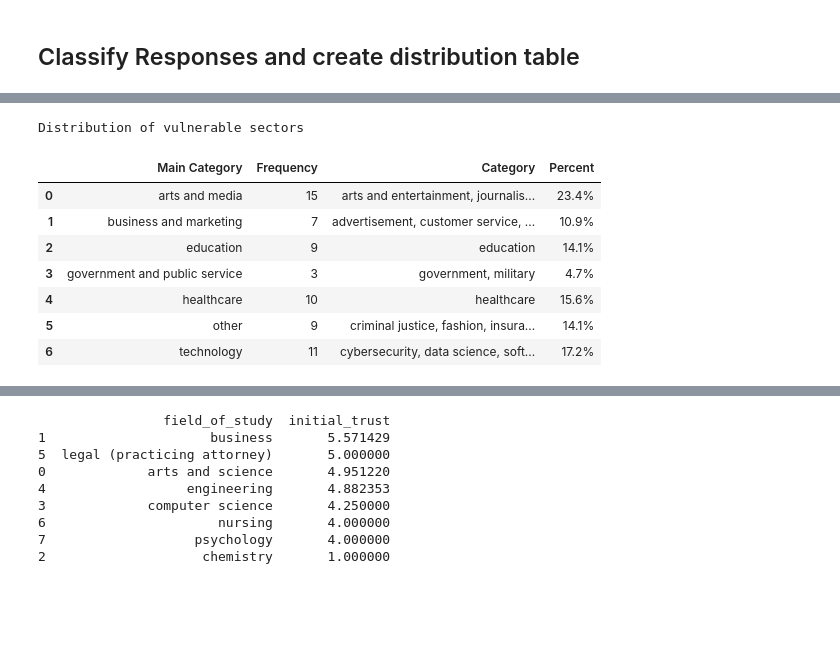
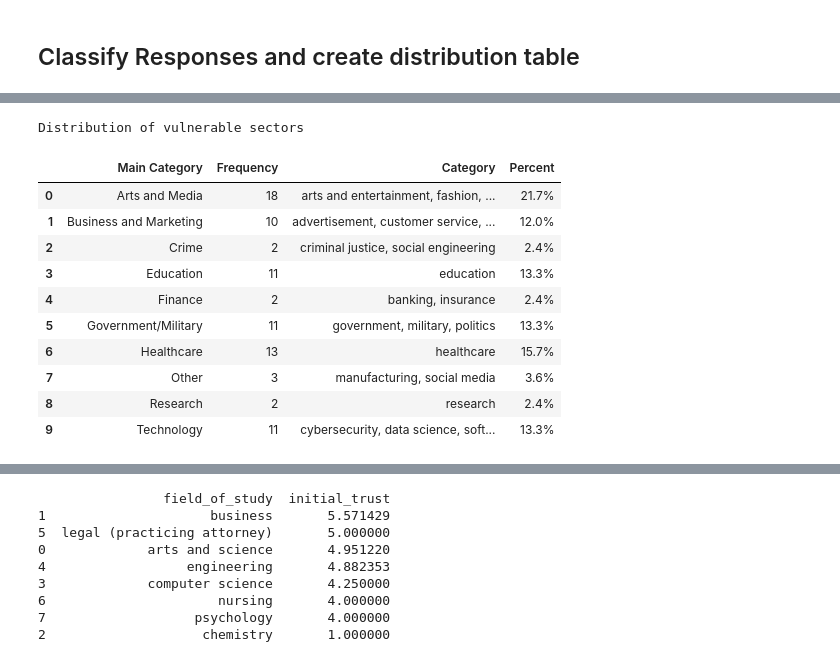
Before and after one commit to bendjko/CSE-527S-Final-Project, a Jupyter notebook: folakemi.ipynb, the cells around one changed output, grey strips where cells are left out. Saved outputs shown, nothing was run; the diff lists cells and outputs as text; code cells hidden in the pictures; blank space fills up the shorter version.

```diff
--- a/folakemi.ipynb
+++ b/folakemi.ipynb
@@ -55,28 +43,23 @@ display(raw_data.head())
 # %%
-# rename raw_data columns
 new_columns = ['timestamp', 'field_of_study', 'education', 'familiarity', 'initial_trust', 'experience', 'future_area', 'future_tasks', 'reliance_risk', 'possible_exploitation', 'privacy_concern', 'other_risks', 'vulnerable_sector', 'interdisciplinary', 'fingerprint', 'comprehension_concern', 'final_trust', 'what_is','vulnerable_encoding', 'positive_tasks_encoding',
-    'exploitative_tasks_encoding', 'effects_encoding', 'risks_encoding'
+    'exploitative_tasks_encoding', 'issue_encoding', 'solution_encoding','increase_reliance'
 ]
-# drop columns that are not needed
+
 columns_to_drop = ['By selecting the "I agree" button option, you indicate that you have read the information provided above, that you voluntarily agree to participate in this study, and that you are at least 18 years of age.',
                    'Your Email',
-                   'Are you willing to participate in 10 minutes virtual or in-person follow-up interview?',
+                   're',
                    'Your Name',
                    'What days and times are you free this week or next week?'
                    ]
 pp_data = raw_data.drop(columns=columns_to_drop)
 
-# # rename columns
 pp_data.columns = new_columns
 pp_data = pp_data.drop(columns=['what_is'])
 
-# Standardize text: convert all to lower case
 pp_data['field_of_study'] = pp_data['field_of_study'].str.lower()
 
-# Trim whitespace
 pp_data['field_of_study'] = pp_data['field_of_study'].str.strip()
 
-# Correct common misspellings manually (could be automated with a mapping or more sophisticated methods)
 misspellings = {'pyschology': 'psychology'}
 pp_data['field_of_study'] = pp_data['field_of_study'].replace(misspellings)
 
@@ -402,29 +356,44 @@ plt.show()
 # %%
-# Define main categories and their corresponding detailed categories
 import pandas as pd
 
-# Predefined category classifications
 vulnerable_sectors_class = {
-    'healthcare': ['healthcare'],
-    'education': ['education'],
-    'technology': ['software development', 'data science', 'cybersecurity'],
-    'arts and media': ['arts and entertainment', 'journalism', 'media'],
-    'government and public service': ['government', 'military', 'public service'],
-    'business and marketing': ['marketing', 'customer service', 'business', 'finance', 'advertisement'],
-    'other': []  # Will include categories not explicitly mapped
+    'Healthcare': ['healthcare'],
+    'Education': ['education'],
+    'Technology': [
+        'software development', 'data science', 'cybersecurity'
+    ],
+    'Arts and Media': [
+        'arts and entertainment', 'journalism', 'media','fashion'
+    ],
+    'Research': [
+        'research'
+    ]
+    ,
+    'Government/Military': [
+        'government', 'military', 'politics'
+    ],
+    'Crime':[
+        'criminal justice','social engineering'
+    ],
+    'Business and Marketing': [
+        'marketing', 'customer service', 'finance', 'advertisement', 'sales'
+    ],
+    'Finance':[
+        'banking', 'insurance'
+    ]
+    ,
+    'Other': [
+         'manufacturing',
+    ]
 }
 
-# Function to map individual categories to main categories
 def map_category_to_main(cat, mapping):
     for main_category, subcats in mapping.items():
         if cat in subcats:
             return main_category
-    return 'other'
+    return 'Other'
 
-# Map each category to its corresponding main category
 category_df['Main Category'] = category_df['Category'].apply(lambda x: map_category_to_main(x, vulnerable_sectors_class))
-
-# Aggregate frequencies by main categories
 final_counts = category_df.groupby('Main Category').agg({
     'Frequency': 'sum',
     'Category': lambda x: ', '.join(sorted(set(x)))  # Collect unique subcategories
@@ -471,10 +440,13 @@ display(styled_table)
 Distribution of vulnerable sectors
 |  | Main Category | Frequency | Category | Percent |
-| 0 | arts and media | 15 | arts and entertainment, journalis... | 23.4% |
-| 1 | business and marketing | 7 | advertisement, customer service, ... | 10.9% |
-| 2 | education | 9 | education | 14.1% |
-| 3 | government and public service | 3 | government, military | 4.7% |
-| 4 | healthcare | 10 | healthcare | 15.6% |
-| 5 | other | 9 | criminal justice, fashion, insura... | 14.1% |
-| 6 | technology | 11 | cybersecurity, data science, soft... | 17.2% |
+| 0 | Arts and Media | 18 | arts and entertainment, fashion, ... | 21.7% |
+| 1 | Business and Marketing | 10 | advertisement, customer service, ... | 12.0% |
+| 2 | Crime | 2 | criminal justice, social engineering | 2.4% |
+| 3 | Education | 11 | education | 13.3% |
+| 4 | Finance | 2 | banking, insurance | 2.4% |
+| 5 | Government/Military | 11 | government, military, politics | 13.3% |
+| 6 | Healthcare | 13 | healthcare | 15.7% |
+| 7 | Other | 3 | manufacturing, social media | 3.6% |
+| 8 | Research | 2 | research | 2.4% |
+| 9 | Technology | 11 | cybersecurity, data science, soft... | 13.3% |
 # %%
```
Also changed, not shown: parts of 27 cells of this notebook, 1 other file.
